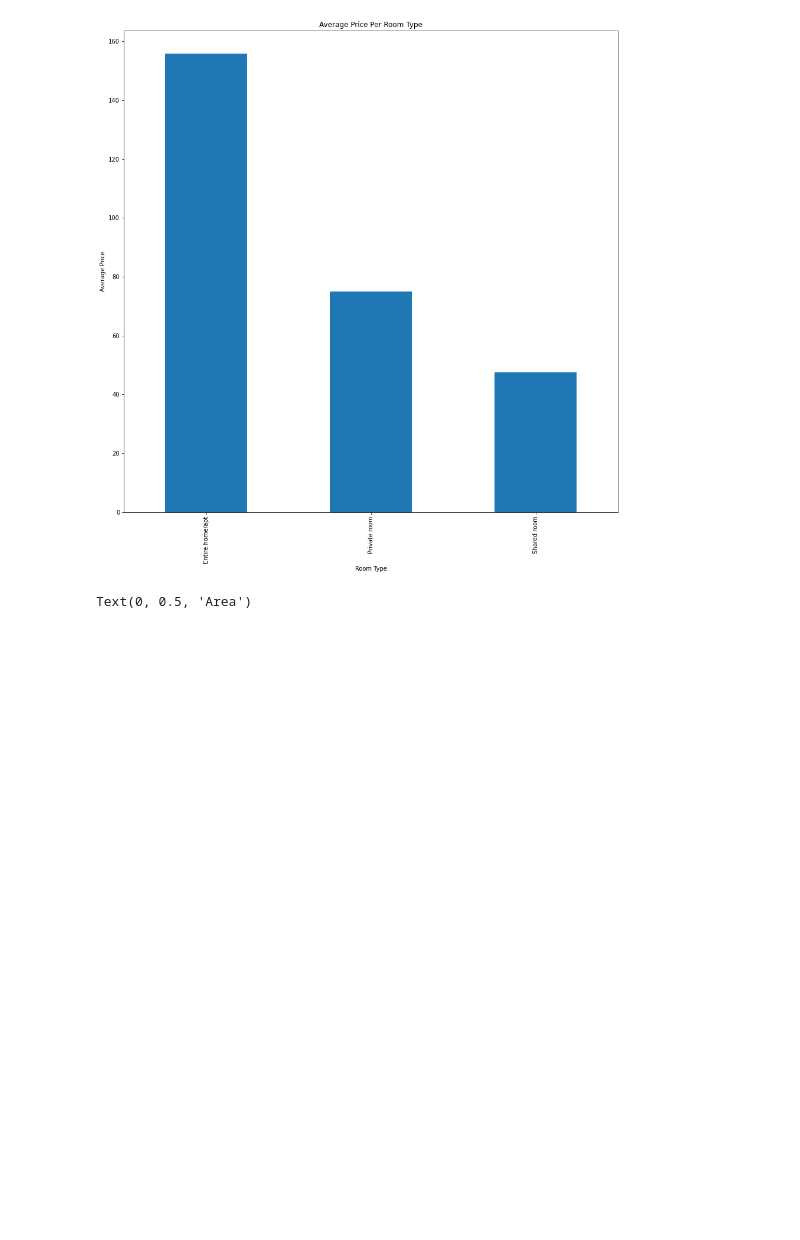
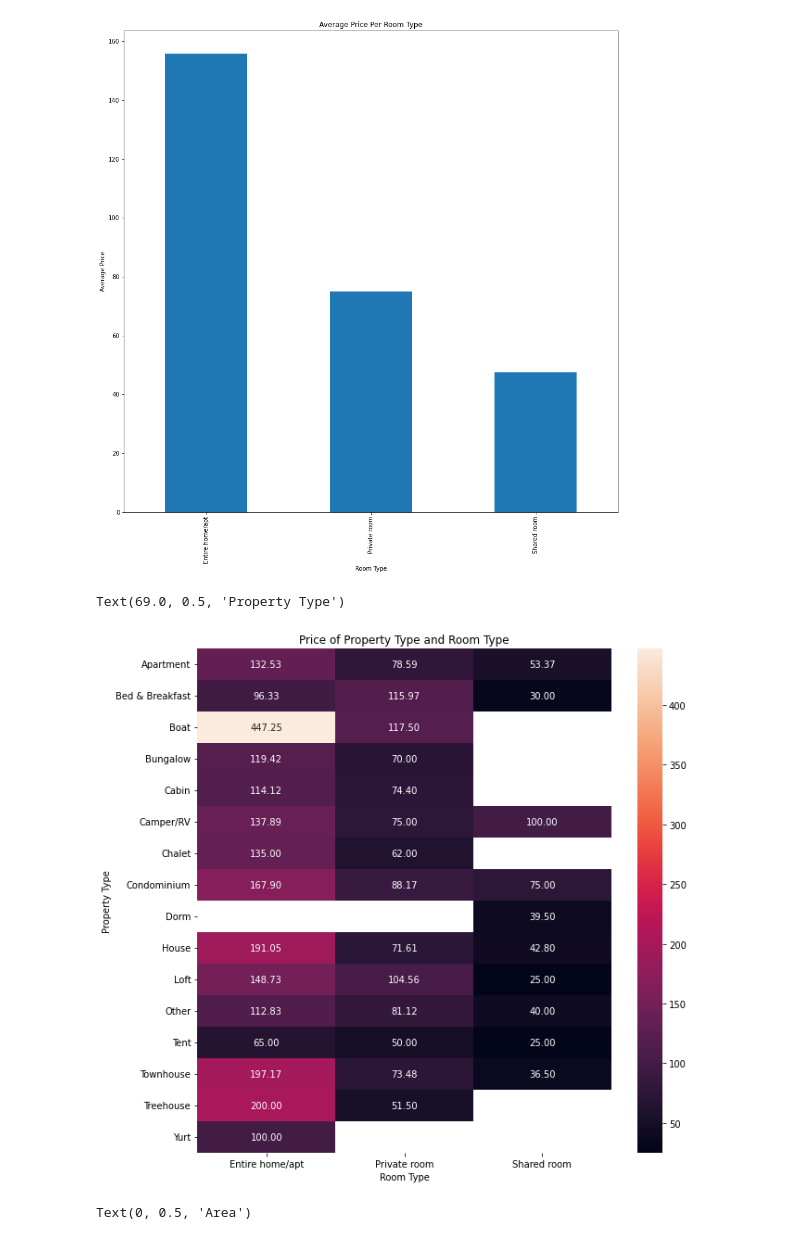
Before and after one commit to shagangrewal/Seattle_Airbnb_DataAnalysis, a Jupyter notebook: airbnb_seattle.ipynb, the cells around one changed output. Saved outputs shown, nothing was run; the diff lists cells and outputs as text; code cells hidden in the pictures; blank space fills up the shorter version.

```diff
--- a/airbnb_seattle.ipynb
+++ b/airbnb_seattle.ipynb
@@ -465,6 +505,16 @@ plot.ylabel('Average Price')
 # %% [output]
 Text(0, 0.5, 'Average Price')
 [figure]
+# %%
+#Relation between property_type and room_type resulting in price
+plot.figure(figsize=(10,10))
+sns.heatmap(listings_subset.groupby(['property_type','room_type']).price.mean().unstack(),annot=True,fmt='.2f')
+plot.title('Price of Property Type and Room Type')
+plot.xlabel('Room Type')
+plot.ylabel('Property Type')
+# %% [output]
+Text(69.0, 0.5, 'Property Type')
+[figure, added]
 # %%
 #q3 -> Most popular neighborhood in seattle
 popular_neighborhood = listings_subset['neighbourhood_cleansed'].value_counts()
```
Also changed, not shown: parts of 5 cells of this notebook.
